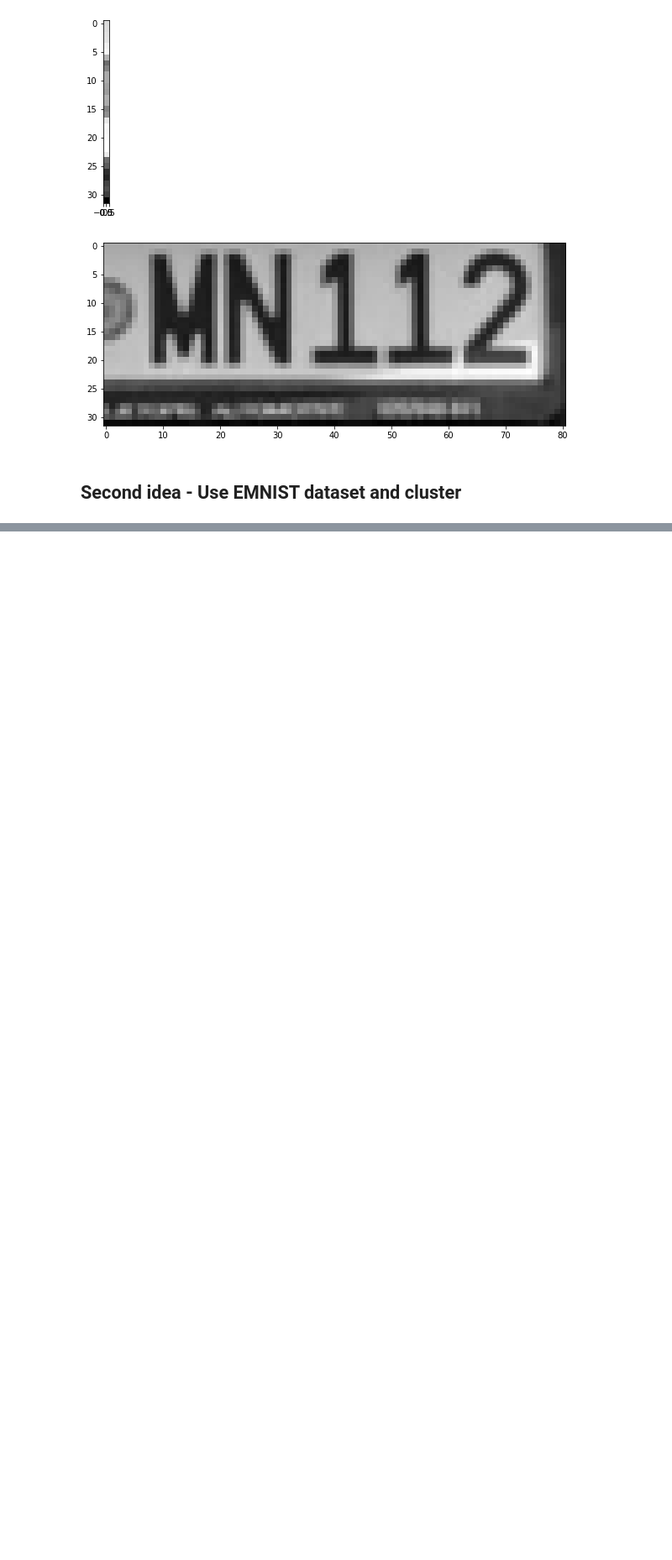
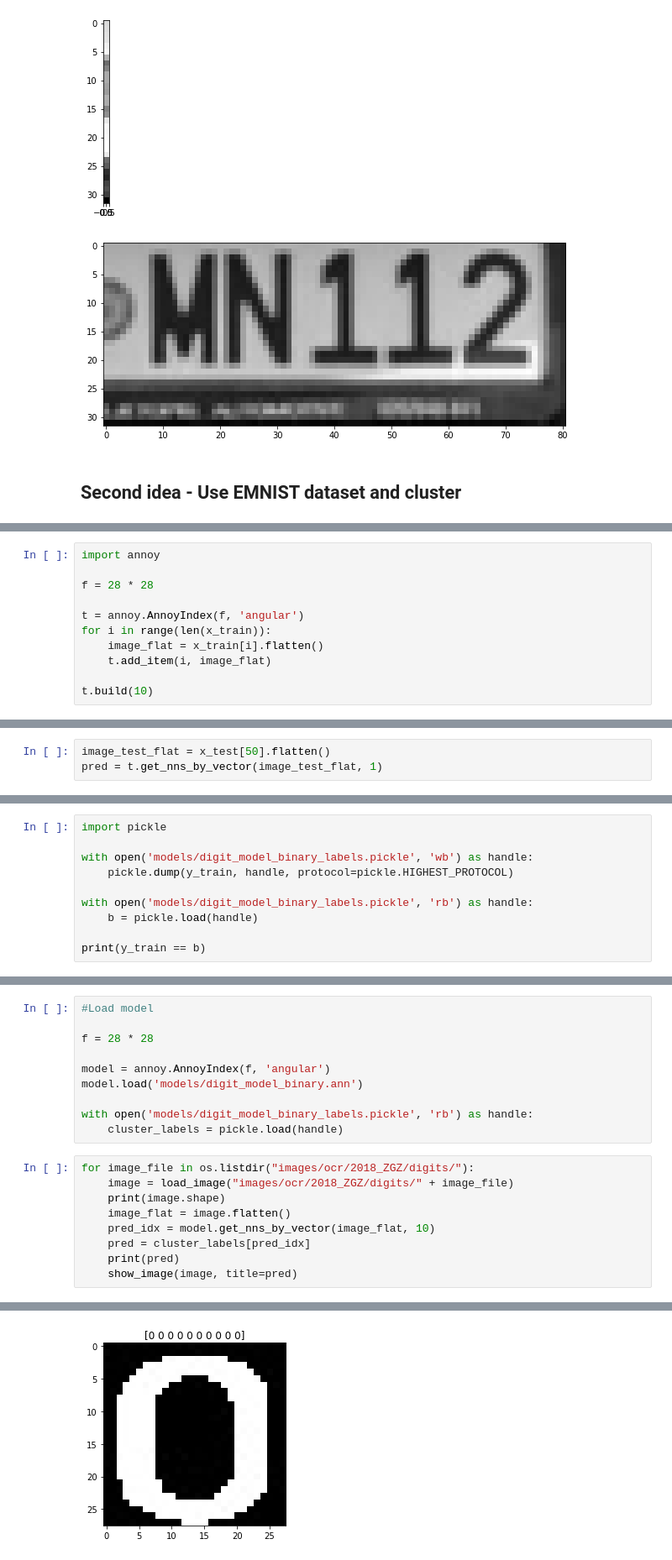
Before and after one commit to IararIV/mapsv-anpr, a Jupyter notebook: OCR.ipynb, the cells around one changed output, grey strips where cells are left out. Shown: that part at 84% size. Drawn from its saved outputs; the diff is of its cells as text; blank space fills up the shorter version.

```diff
--- a/OCR.ipynb
+++ b/OCR.ipynb
@@ -199,0 +320,11 @@ for char_image in character_image_list:
+# %%
+import annoy
+
+f = 28 * 28
+
+t = annoy.AnnoyIndex(f, 'angular')
+for i in range(len(x_train)):
+    image_flat = x_train[i].flatten()
+    t.add_item(i, image_flat)
+
+t.build(10)
@@ -199,0 +333,3 @@ for char_image in character_image_list:
+# %%
+image_test_flat = x_test[50].flatten()
+pred = t.get_nns_by_vector(image_test_flat, 1)
@@ -199,0 +360,10 @@ for char_image in character_image_list:
+# %%
+import pickle
+
+with open('models/digit_model_binary_labels.pickle', 'wb') as handle:
+    pickle.dump(y_train, handle, protocol=pickle.HIGHEST_PROTOCOL)
+
+with open('models/digit_model_binary_labels.pickle', 'rb') as handle:
+    b = pickle.load(handle)
+
+print(y_train == b)
@@ -199,0 +391,20 @@ for char_image in character_image_list:
+# %%
+#Load model
+
+f = 28 * 28
+
+model = annoy.AnnoyIndex(f, 'angular')
+model.load('models/digit_model_binary.ann')
+
+with open('models/digit_model_binary_labels.pickle', 'rb') as handle:
+    cluster_labels = pickle.load(handle)
+# %%
+for image_file in os.listdir("images/ocr/2018_ZGZ/digits/"):
+    image = load_image("images/ocr/2018_ZGZ/digits/" + image_file)
+    print(image.shape)
+    image_flat = image.flatten()
+    pred_idx = model.get_nns_by_vector(image_flat, 10)
+    pred = cluster_labels[pred_idx]
+    print(pred)
+    show_image(image, title=pred)
+# %% [output]
@@ -199,0 +413 @@ for char_image in character_image_list:
+[figure, added]
```
Also changed, not shown: parts of 28 cells of this notebook, 56 other files.
